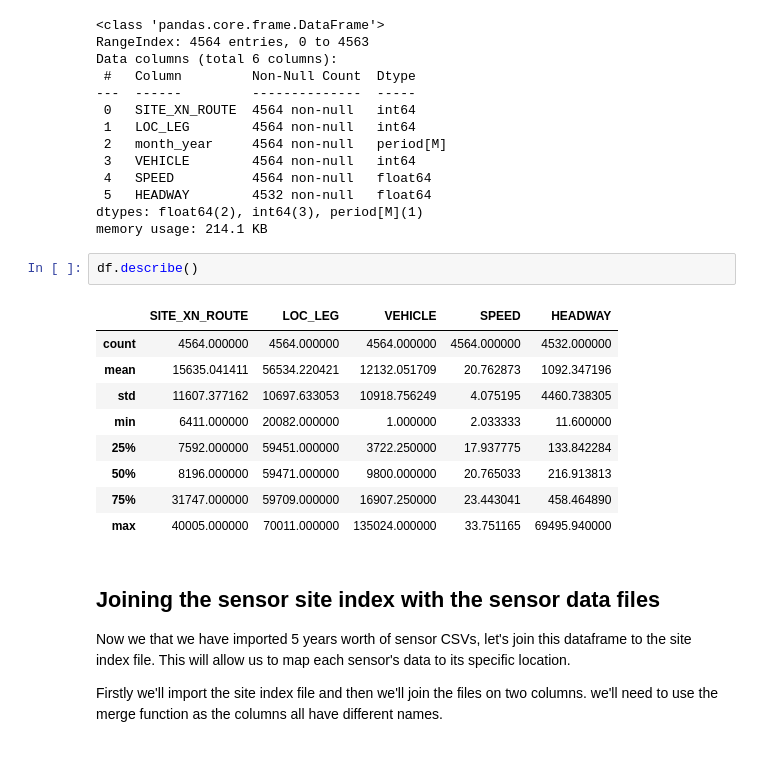
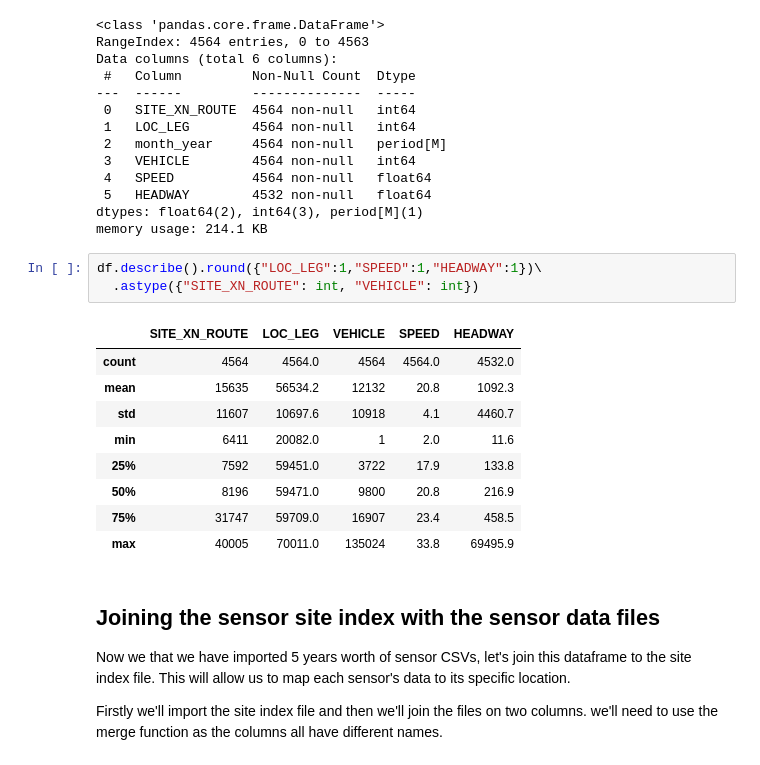
Before and after one commit to CaroPattle/bicycle_data_melbourne, a Jupyter notebook: bicycle_flows/bicycle_data_melbourne.ipynb, the cells around one changed output. Saved outputs shown, nothing was run; the diff lists cells and outputs as text.

```diff
--- a/bicycle_flows/bicycle_data_melbourne.ipynb
+++ b/bicycle_flows/bicycle_data_melbourne.ipynb
@@ -145,17 +153,18 @@ Data columns (total 6 columns):
 dtypes: float64(2), int64(3), period[M](1)
 memory usage: 214.1 KB
 # %%
-df.describe()
+df.describe().round({"LOC_LEG":1,"SPEED":1,"HEADWAY":1})\
+  .astype({"SITE_XN_ROUTE": int, "VEHICLE": int})
 # %% [output]
 |  | SITE_XN_ROUTE | LOC_LEG | VEHICLE | SPEED | HEADWAY |
-| count | 4564.000000 | 4564.000000 | 4564.000000 | 4564.000000 | 4532.000000 |
-| mean | 15635.041411 | 56534.220421 | 12132.051709 | 20.762873 | 1092.347196 |
-| std | 11607.377162 | 10697.633053 | 10918.756249 | 4.075195 | 4460.738305 |
-| min | 6411.000000 | 20082.000000 | 1.000000 | 2.033333 | 11.600000 |
-| 25% | 7592.000000 | 59451.000000 | 3722.250000 | 17.937775 | 133.842284 |
-| 50% | 8196.000000 | 59471.000000 | 9800.000000 | 20.765033 | 216.913813 |
-| 75% | 31747.000000 | 59709.000000 | 16907.250000 | 23.443041 | 458.464890 |
-| max | 40005.000000 | 70011.000000 | 135024.000000 | 33.751165 | 69495.940000 |
+| count | 4564 | 4564.0 | 4564 | 4564.0 | 4532.0 |
+| mean | 15635 | 56534.2 | 12132 | 20.8 | 1092.3 |
+| std | 11607 | 10697.6 | 10918 | 4.1 | 4460.7 |
+| min | 6411 | 20082.0 | 1 | 2.0 | 11.6 |
+| 25% | 7592 | 59451.0 | 3722 | 17.9 | 133.8 |
+| 50% | 8196 | 59471.0 | 9800 | 20.8 | 216.9 |
+| 75% | 31747 | 59709.0 | 16907 | 23.4 | 458.5 |
+| max | 40005 | 70011.0 | 135024 | 33.8 | 69495.9 |
 # %% [markdown]
 ## Joining the sensor site index with the sensor data files
 
```
Also changed, not shown: parts of 5 cells of this notebook, 8 other files.
